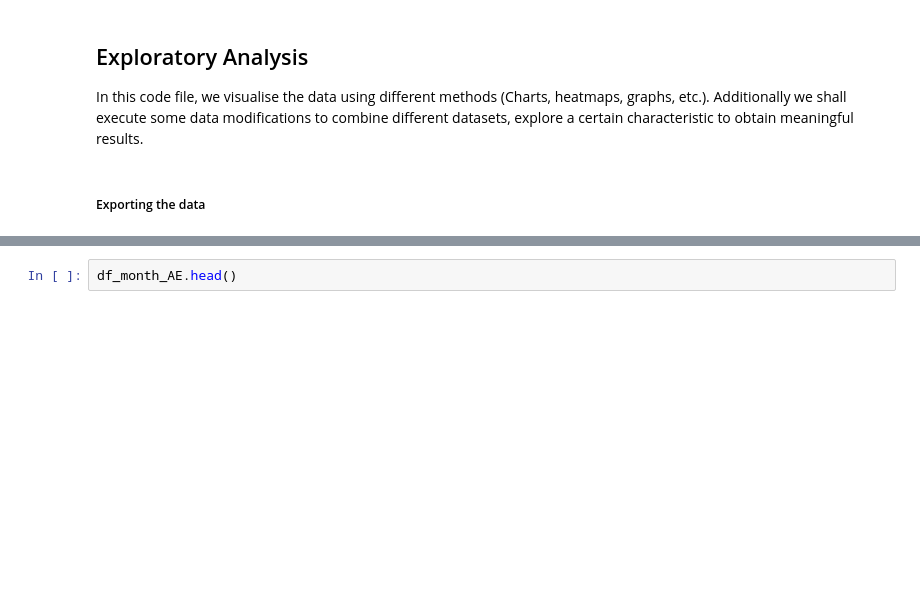
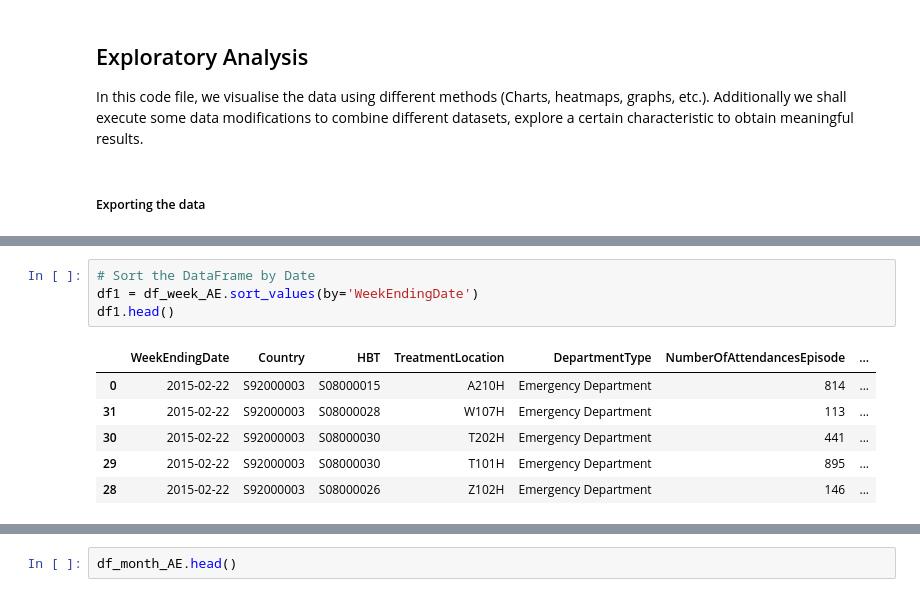
Before and after one commit to shivigupta0106/Public-Health-Scotland, a Jupyter notebook: Exploratory Analysis.ipynb, the cells around one changed output, grey strips where cells are left out. Saved outputs shown, nothing was run; the diff lists cells and outputs as text; blank space fills up the shorter version.

```diff
--- a/Exploratory Analysis.ipynb
+++ b/Exploratory Analysis.ipynb
@@ -32,0 +43,11 @@ df_week_AE.head()
+# %%
+# Sort the DataFrame by Date
+df1 = df_week_AE.sort_values(by='WeekEndingDate')
+df1.head()
+# %% [output]
+|  | WeekEndingDate | Country | HBT | TreatmentLocation | DepartmentType | NumberOfAttendancesEpisode | ... |
+| 0 | 2015-02-22 | S92000003 | S08000015 | A210H | Emergency Department | 814 | ... |
+| 31 | 2015-02-22 | S92000003 | S08000028 | W107H | Emergency Department | 113 | ... |
+| 30 | 2015-02-22 | S92000003 | S08000030 | T202H | Emergency Department | 441 | ... |
+| 29 | 2015-02-22 | S92000003 | S08000030 | T101H | Emergency Department | 895 | ... |
+| 28 | 2015-02-22 | S92000003 | S08000026 | Z102H | Emergency Department | 146 | ... |
```
Also changed, not shown: parts of 3 cells of this notebook.
